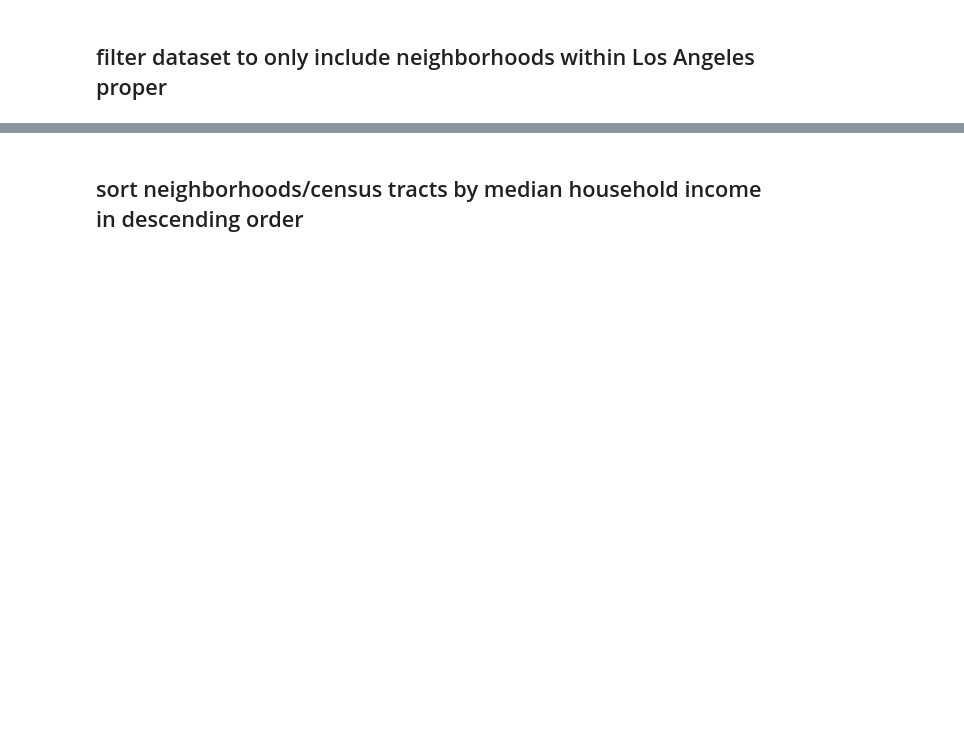
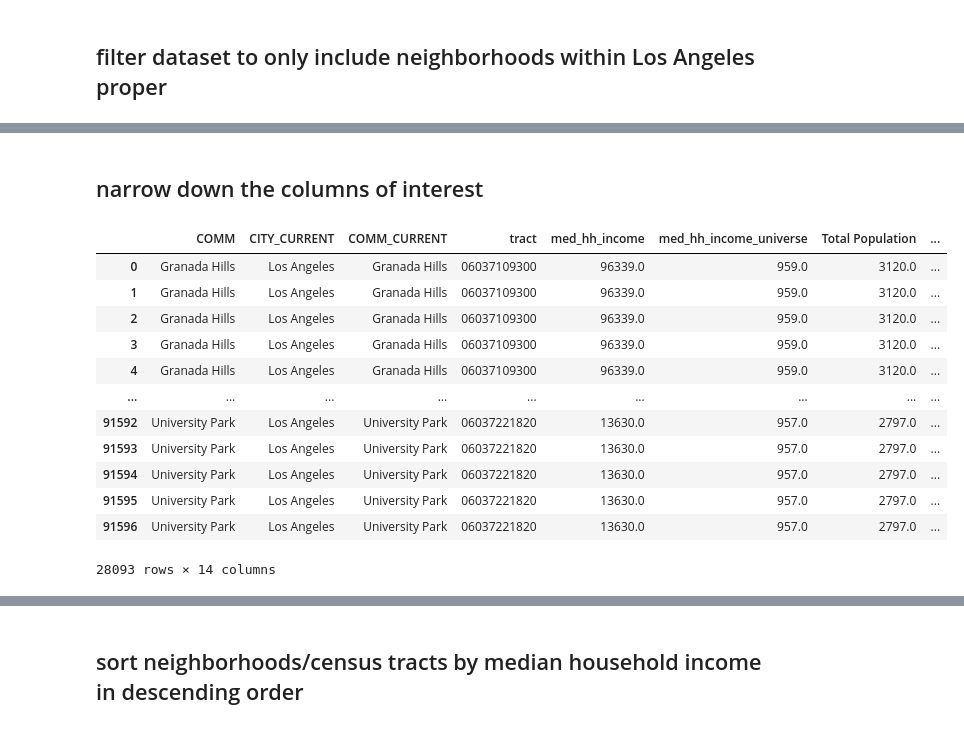
Before and after one commit to jabner120/GIS-group, a Jupyter notebook: Group Assignments/jabner120_v2.ipynb, the cells around one changed output, grey strips where cells are left out. Drawn from its saved outputs; the diff is of its cells as text; code cells hidden in the pictures; blank space fills up the shorter version.

```diff
--- a/Group Assignments/jabner120_v2.ipynb
+++ b/Group Assignments/jabner120_v2.ipynb
@@ -389,0 +405,15 @@ ct_IncRace.to_csv('merged/ct_IncRace.csv')
+# %%
+columns_keptv2 = ['tract',
+                          'med_hh_income',
+                          'med_hh_income_universe',
+                          'Total Population',
+                       'Total Hispanic/Latine Population',
+                       'Total Non-Hispanic/Latine Population',
+                       'Total Non-Hispanic/Latine Population, One Race',
+                       'Total White, Non-Hispanic/Latine',
+                       'Total Black, Non-Hispanic/Latine',
+                       'Total American Indian/American Native, Non-Hispanic/Latine',
+                       'Total Asian, Non-Hispanic/Latine']
+# %%
+ct_collapsed = ct_collapsed[columns_keptv2]
+ct_collapsed
@@ -502,0 +614,2 @@ LAneighborhood_IncRace
+# %% [markdown]
+## narrow down the columns of interest
@@ -502,0 +631,17 @@ LAneighborhood_IncRace
+# %%
+LAneighborhood_IncRace_v2 = LAneighborhood_IncRace[columns_keptv3]
+LAneighborhood_IncRace_v2
+# %% [output]
+|  | COMM | CITY_CURRENT | COMM_CURRENT | tract | med_hh_income | med_hh_income_universe | Total Population | ... |
+| 0 | Granada Hills | Los Angeles | Granada Hills | 06037109300 | 96339.0 | 959.0 | 3120.0 | ... |
+| 1 | Granada Hills | Los Angeles | Granada Hills | 06037109300 | 96339.0 | 959.0 | 3120.0 | ... |
+| 2 | Granada Hills | Los Angeles | Granada Hills | 06037109300 | 96339.0 | 959.0 | 3120.0 | ... |
+| 3 | Granada Hills | Los Angeles | Granada Hills | 06037109300 | 96339.0 | 959.0 | 3120.0 | ... |
+| 4 | Granada Hills | Los Angeles | Granada Hills | 06037109300 | 96339.0 | 959.0 | 3120.0 | ... |
+| ... | ... | ... | ... | ... | ... | ... | ... | ... |
+| 91592 | University Park | Los Angeles | University Park | 06037221820 | 13630.0 | 957.0 | 2797.0 | ... |
+| 91593 | University Park | Los Angeles | University Park | 06037221820 | 13630.0 | 957.0 | 2797.0 | ... |
+| 91594 | University Park | Los Angeles | University Park | 06037221820 | 13630.0 | 957.0 | 2797.0 | ... |
+| 91595 | University Park | Los Angeles | University Park | 06037221820 | 13630.0 | 957.0 | 2797.0 | ... |
+| 91596 | University Park | Los Angeles | University Park | 06037221820 | 13630.0 | 957.0 | 2797.0 | ... |
+28093 rows × 14 columns
```
Also changed, not shown: parts of 25 cells of this notebook.
